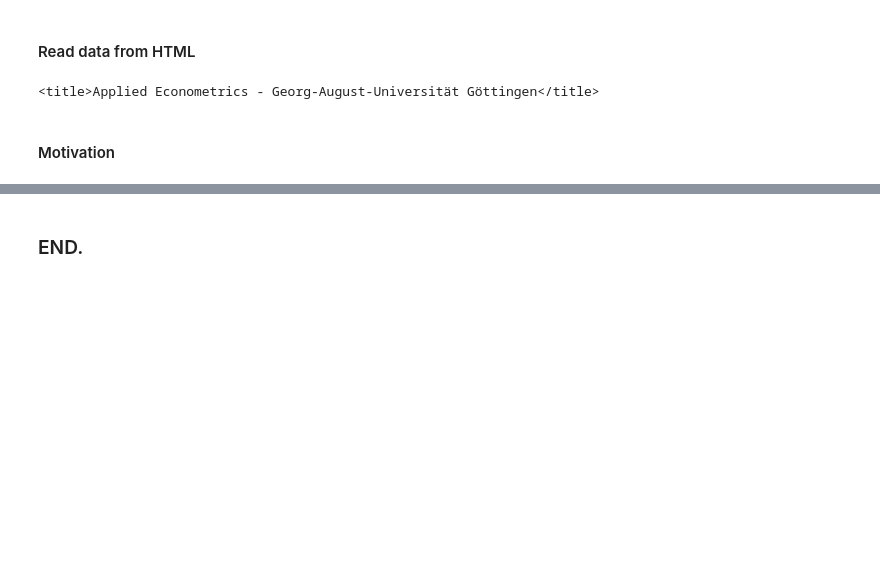
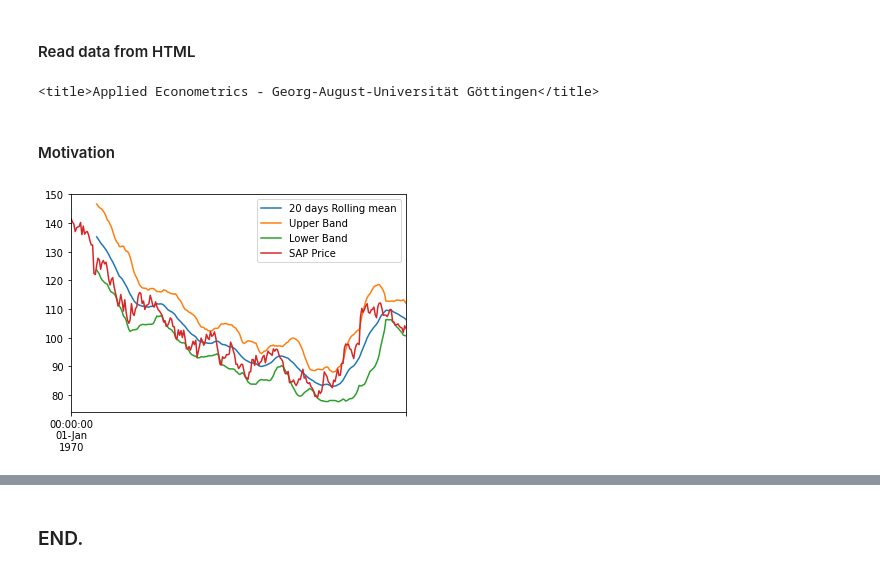
Before and after one commit to caiquemiranda/python-econometrics, a Jupyter notebook: 03-Data-formats-and-handling.ipynb, the cells around one changed output, grey strips where cells are left out. Saved outputs shown, nothing was run; the diff lists cells and outputs as text; code cells hidden in the pictures; blank space fills up the shorter version.

```diff
--- a/03-Data-formats-and-handling.ipynb
+++ b/03-Data-formats-and-handling.ipynb
@@ -1094,29 +1105,32 @@ soup.title
 # %%
 # Bollinger
 
-sap = data.DataReader("SAP", "yahoo", "2019-01-01", "2020-08-31")
+#sap = data.DataReader("SAP", "yahoo", "2019-01-01", "2020-08-31")
 
+sap = pd.read_csv('./data/SAP.csv')
 sap.index = pd.to_datetime(sap.index)
 
 boll = sap["Close"].rolling(window=20, center=False).mean()
 std = sap["Close"].rolling(window=20, center=False).std()
 
 upp = boll + std * 2
 low = boll - std * 2
 
 fig = plt.figure()
 
 ax = fig.add_subplot(1, 1, 1)
 
 boll.plot(ax=ax, label="20 days Rolling mean")
 upp.plot(ax=ax, label="Upper Band")
 low.plot(ax=ax, label="Lower Band")
 
 sap["Close"].plot(ax=ax, label="SAP Price")
 
 ax.legend(loc="best")
 
 fig.savefig("data/boll.pdf")
+# %% [output]
+[figure, added]
 # %%
 %reload_ext watermark
 %watermark -a "Caique Miranda" -gu "caiquemiranda" -iv
```
Also changed, not shown: parts of 3 cells of this notebook, 35 other files.
